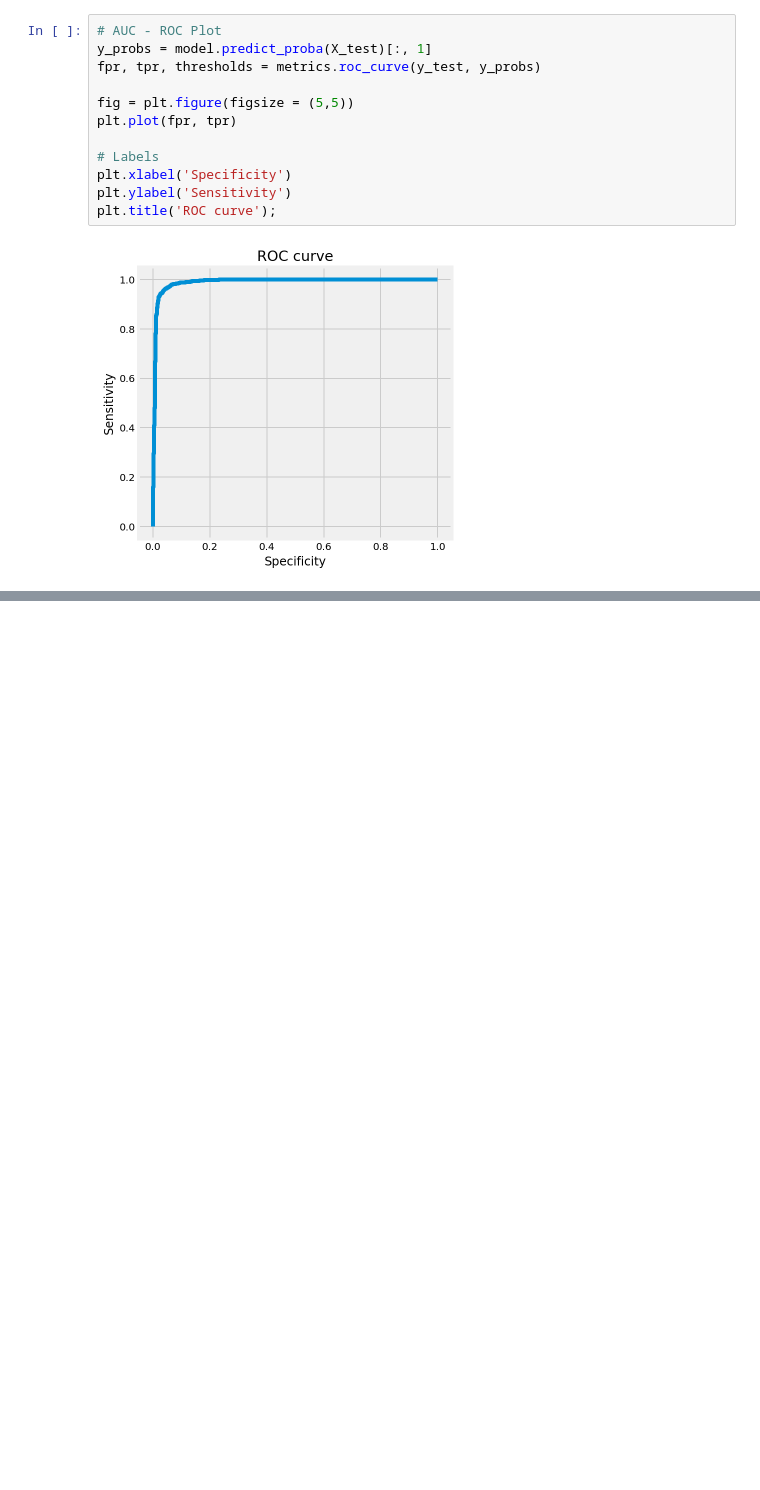
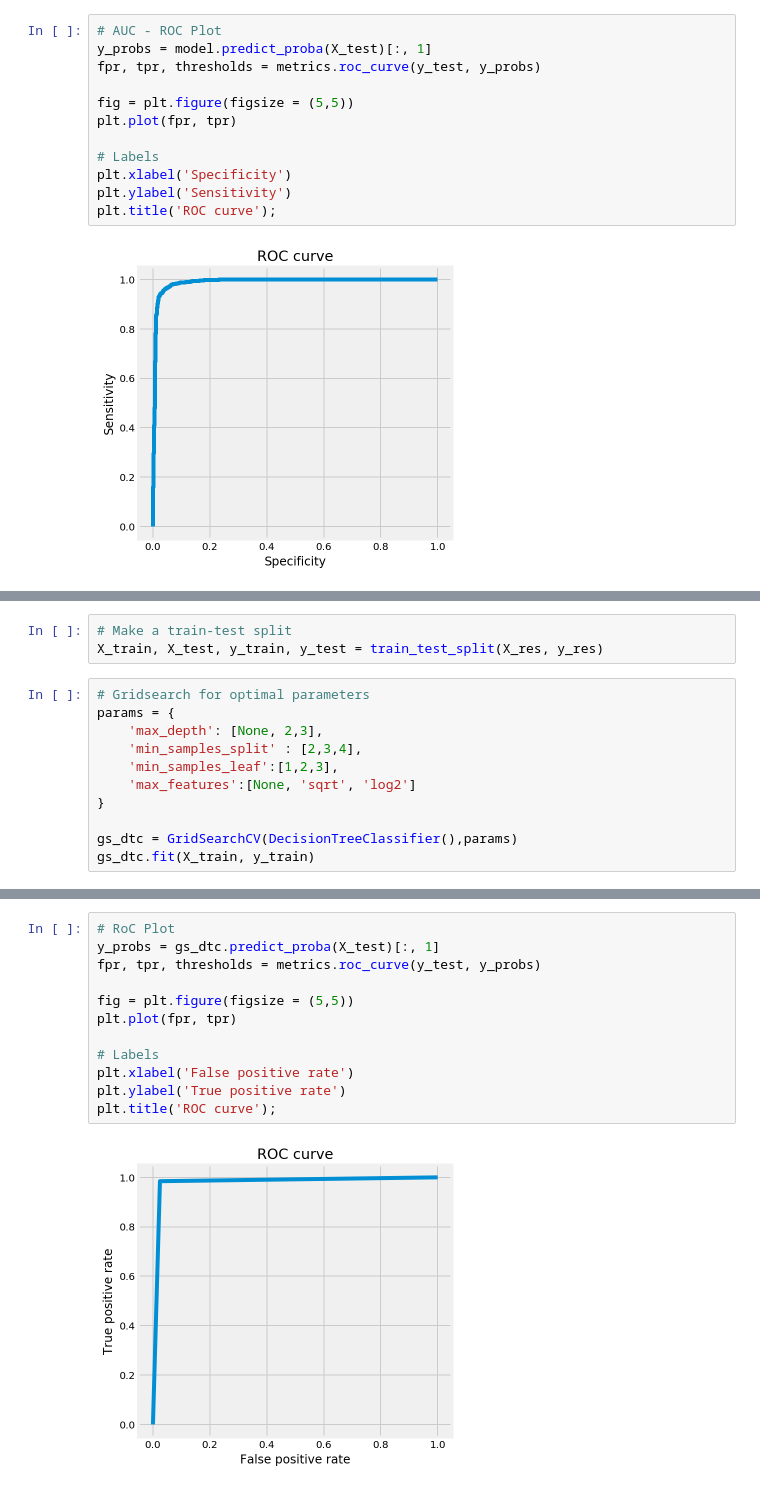
Before and after one commit to jphampton/west-nile, a Jupyter notebook: Models.ipynb, the cells around one changed output, grey strips where cells are left out. Drawn from its saved outputs; the diff is of its cells as text; blank space fills up the shorter version.

Commit message:
Added James's models
todo: gridsearch adaboost

```diff
--- a/Models.ipynb
+++ b/Models.ipynb
@@ -239,0 +262,14 @@ plt.title('ROC curve');
+# %%
+# Make a train-test split
+X_train, X_test, y_train, y_test = train_test_split(X_res, y_res)
+# %%
+# Gridsearch for optimal parameters
+params = {
+    'max_depth': [None, 2,3],
+    'min_samples_split' : [2,3,4],
+    'min_samples_leaf':[1,2,3],
+    'max_features':[None, 'sqrt', 'log2']
+}
+
+gs_dtc = GridSearchCV(DecisionTreeClassifier(),params)
+gs_dtc.fit(X_train, y_train)
@@ -239,0 +300,14 @@ plt.title('ROC curve');
+# %%
+# RoC Plot
+y_probs = gs_dtc.predict_proba(X_test)[:, 1]
+fpr, tpr, thresholds = metrics.roc_curve(y_test, y_probs)
+
+fig = plt.figure(figsize = (5,5))
+plt.plot(fpr, tpr)
+
+# Labels
+plt.xlabel('False positive rate')
+plt.ylabel('True positive rate')
+plt.title('ROC curve');
+# %% [output]
+[figure, added]
```
Also changed, not shown: parts of 26 cells of this notebook, 1 other file.
